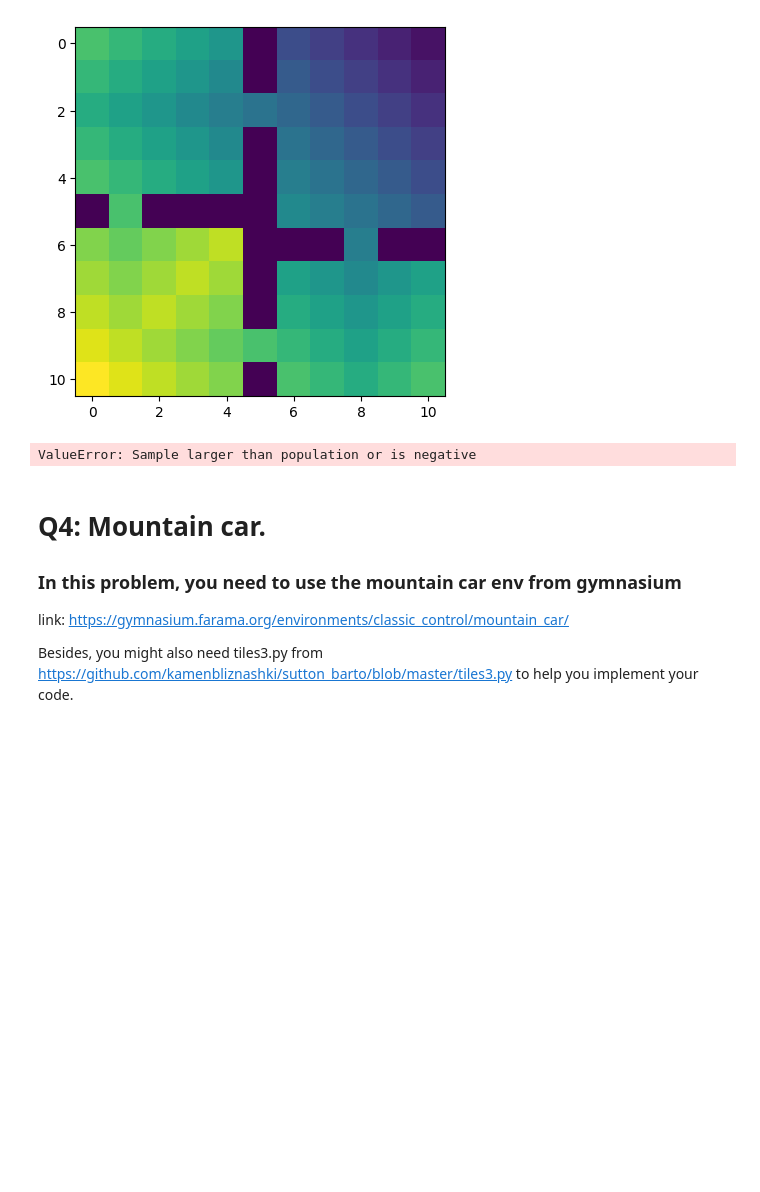
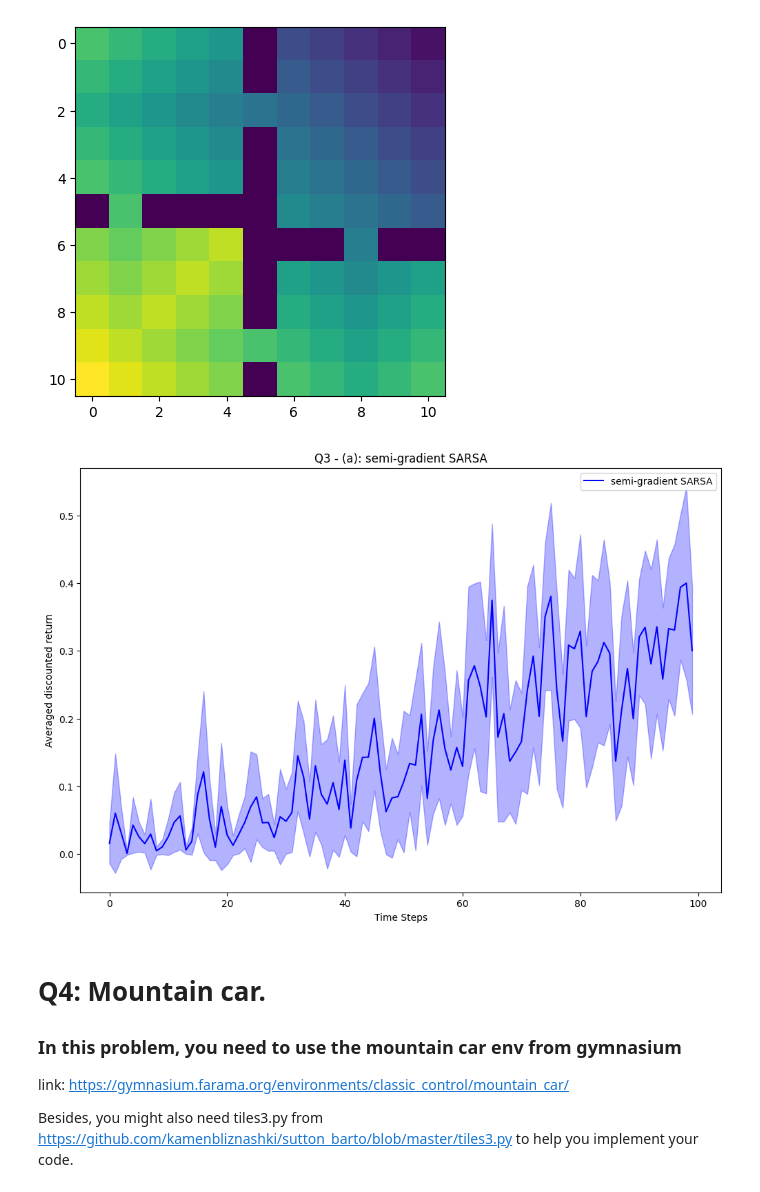
Before and after one commit to arjunjyothieswarb/CS5180, a Jupyter notebook: Assignment7/ex7_24fall.ipynb, the cells around one changed output. Saved outputs shown, nothing was run; the diff lists cells and outputs as text; code cells hidden in the pictures; blank space fills up the shorter version.

```diff
--- a/Assignment7/ex7_24fall.ipynb
+++ b/Assignment7/ex7_24fall.ipynb
@@ -811,11 +862,14 @@ class AdaptedSemiDist(SemiGradientSARSAAgent):
         # Compute the total number of the actions
         self.action_num = len(self.env.action_names)
 
+        # Feature size
+        self.feature_size = 4
+
         # Weights
-        self.weights_fn = np.zeros((self.state_num * 4))
+        self.weights_fn = np.zeros((self.state_num * self.action_num * self.feature_size))
 
         # Features
-        self.feature_arr = np.zeros((self.state_num, (self.state_num * 4)))
+        self.feature_arr = np.zeros((self.state_num * self.action_num, (self.state_num * self.action_num * self.feature_size)))
 
         # Distance Matrix
         self.distance_matrix = np.array([[14, 13, 12, 11, 10, -1,  4,  3,  2,  1,  0],
@@ -830,17 +884,20 @@ class AdaptedSemiDist(SemiGradientSARSAAgent):
                                          [19, 18, 17, 16, 15, 14, 13, 12, 11, 12, 13],
                                          [20, 19, 18, 17, 16, -1, 14, 13, 12, 13, 14]])
 
-        for (x,y) in self.state_space:
-            state_index = self._aggregate_state_idx((x,y))
-            index2 = state_index*4
-            self.feature_arr[state_index, index2] = self.distance_matrix[10-y, x]
-            self.feature_arr[state_index, index2+1] = x/10
-            self.feature_arr[state_index, index2+2] = y/10
-            self.feature_arr[state_index, index2+3] = 1
+        for action_index in range(self.action_num):
+            for (x,y) in self.state_space:
+                state_index = self._aggregate_state_idx((x,y))
+                index1 = (self.state_num * action_index) + state_index
+                index2 = index1*self.feature_size
 
-    def _get_state_action_feature(self, state, action):
-        state_index = self._aggregate_state_idx(state)
-        return self.feature_arr[state_index]
+                self.feature_arr[index1, index2] = self.distance_matrix[10-y, x]
+                self.feature_arr[index1, index2+1] = x/10
+                self.feature_arr[index1, index2+2] = y/10
+                self.feature_arr[index1, index2+3] = 1
+
+    # def _get_state_action_feature(self, state, action):
+    #     state_index = self._aggregate_state_idx(state)
+    #     return self.feature_arr[state_index]
 # %%
 if __name__ == "__main__":
     # set the random seed
@@ -848,35 +905,35 @@ if __name__ == "__main__":
     random.seed(1234)
 
     # set hyper-parameters
     params = {
         "episode_num": 100,
-        "alpha": 0.1,
+        "alpha": 0.01,
         "gamma": 0.99,
         "epsilon": 0.1
     }
 
     # set running trials; You can trial run_trial = 5 to debug
     run_trial = 10
 
     # run experiment for the Tile-based method
     results_tile = []
     for _ in range(run_trial):
         # create the environment
         my_env = FourRooms()
 
         # run semi-gradient SARSA with Tile-based method with tile size n = 2
         my_agent = AdaptedSemiDist(my_env, params)
         res = my_agent.run()
 
         # save result for each running trial
         results_tile.append(np.array(res))
 
     plot_curves([np.array(results_tile)],
             ["semi-gradient SARSA"],
             ["b"],
             "Averaged discounted return", "Q3 - (a): semi-gradient SARSA")
 # %% [output]
-ValueError: Sample larger than population or is negative
+[figure, added]
 # %% [markdown]
 # Q4: Mountain car.
 ### In this problem, you need to use the mountain car env from gymnasium
```
Also changed, not shown: parts of 3 cells of this notebook.
